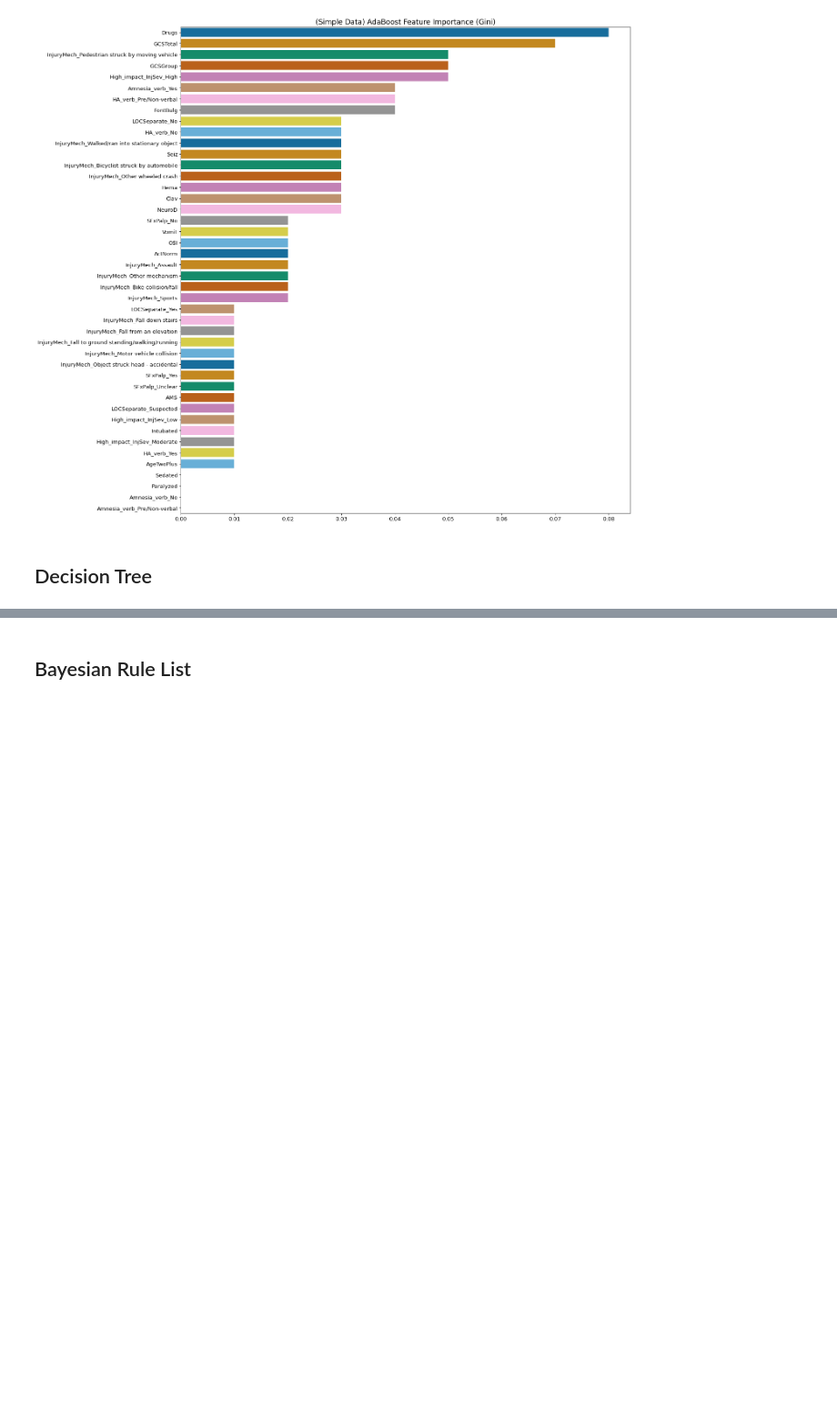
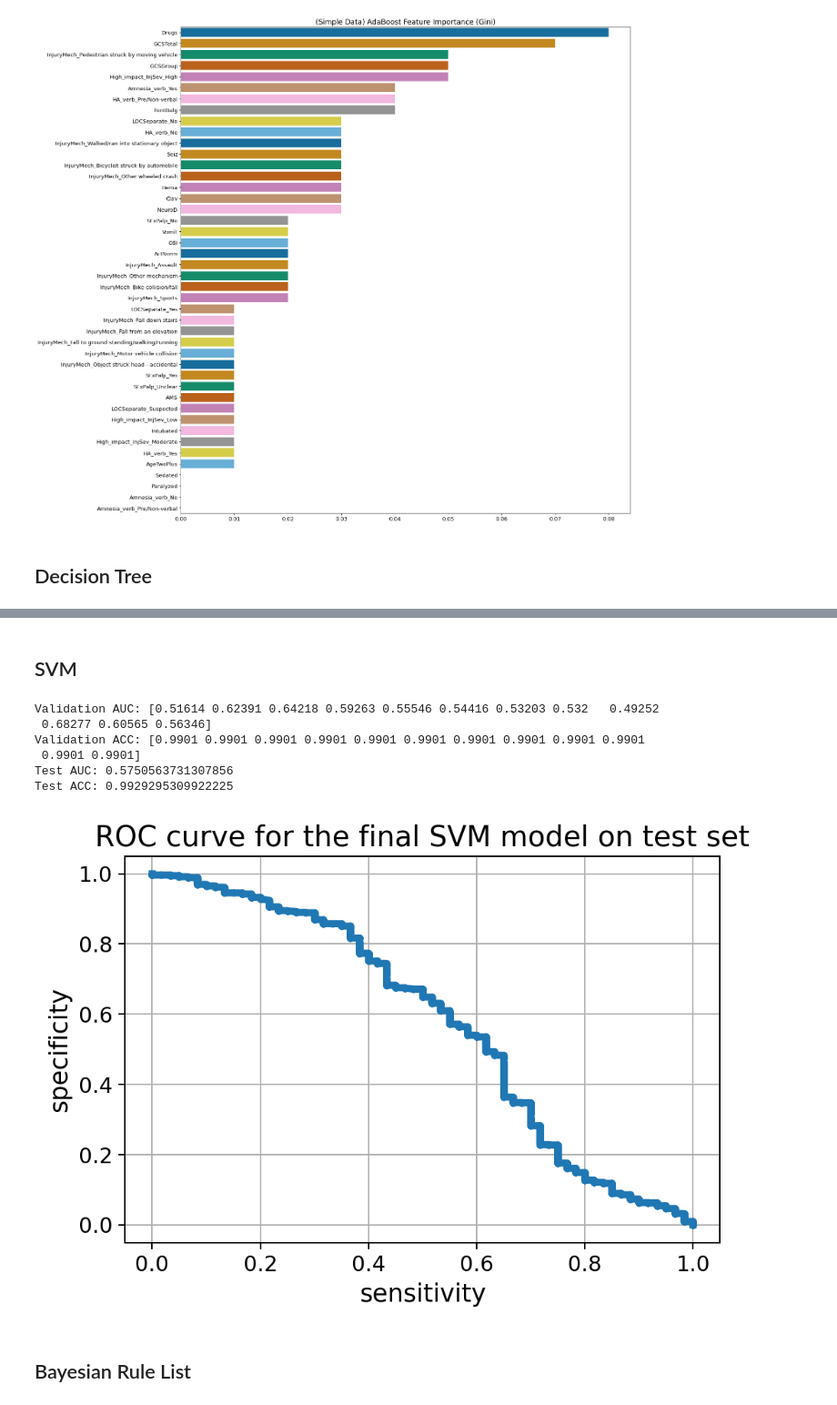
Before and after one commit to Yu-Group/clinical-rule-vetting, a Jupyter notebook: rulevetting/projects/tbi_pecarn/notebooks/01_fit_interpretable_models.ipynb, the cells around one changed output, grey strips where cells are left out. Shown at 91% size. Saved outputs shown, nothing was run; the diff lists cells and outputs as text; code cells hidden in the pictures; blank space fills up the shorter version.

```diff
--- a/rulevetting/projects/tbi_pecarn/notebooks/01_fit_interpretable_models.ipynb
+++ b/rulevetting/projects/tbi_pecarn/notebooks/01_fit_interpretable_models.ipynb
@@ -359,6 +359,37 @@ Vomit          0.016
  then
          class: ciTBI (prob: 99.01%) | 4 samples
 [figure]
+# %% [markdown]
+## SVM
+# %%
+roc_tune = []
+acc_tune = []
+for c in [2**(-3), 2**(-2), 2**(-1), 1, 2**(1), 2**(2), 2**(3), 2**(-1.75), 2**(-1.5), 2**(-1.25), 2**(-0.75), 2**(-0.5)]:
+    svm_v = svm.SVC(C=c, probability=True).fit(X_simp_train, y_simp_train)
+    roc_tune.append(roc_auc_score(y_simp_tune, svm_v.predict_proba(X_simp_tune)[:, 1]))
+    acc_tune.append(svm_v.score(X_simp_tune, y_simp_tune))
+
+print("Validation AUC:", np.around(roc_tune, 5))
+print("Validation ACC:", np.around(acc_tune, 5))
+
+# choosing c=1
+svm_final = svm.SVC(C=1, probability=True).fit(pd.concat([X_simp_train, X_simp_tune], axis=0),
+                                                                                      np.hstack((y_simp_train, y_simp_tune)))
+print("Test AUC:", roc_auc_score(y_simp_test, svm_final.predict_proba(X_simp_test)[:, 1]))
+print("Test ACC:", svm_final.score(X_simp_test, y_simp_test))
+
+# Plot the result for the test set
+validation.all_stats_curve(y_simp_test, svm_final.predict_proba(X_simp_test)[:, 1], plot = True)
+plt.title('ROC curve for the final SVM model on test set')
+plt.show()
+# %% [output]
+Validation AUC: [0.51614 0.62391 0.64218 0.59263 0.55546 0.54416 0.53203 0.532   0.49252
+ 0.68277 0.60565 0.56346]
+Validation ACC: [0.9901 0.9901 0.9901 0.9901 0.9901 0.9901 0.9901 0.9901 0.9901 0.9901
+ 0.9901 0.9901]
+Test AUC: 0.5750563731307856
+Test ACC: 0.9929295309922225
+[figure, added]
 # %% [markdown]
 ## Bayesian Rule List
 # %%
```
Also changed, not shown: parts of 6 cells of this notebook.
